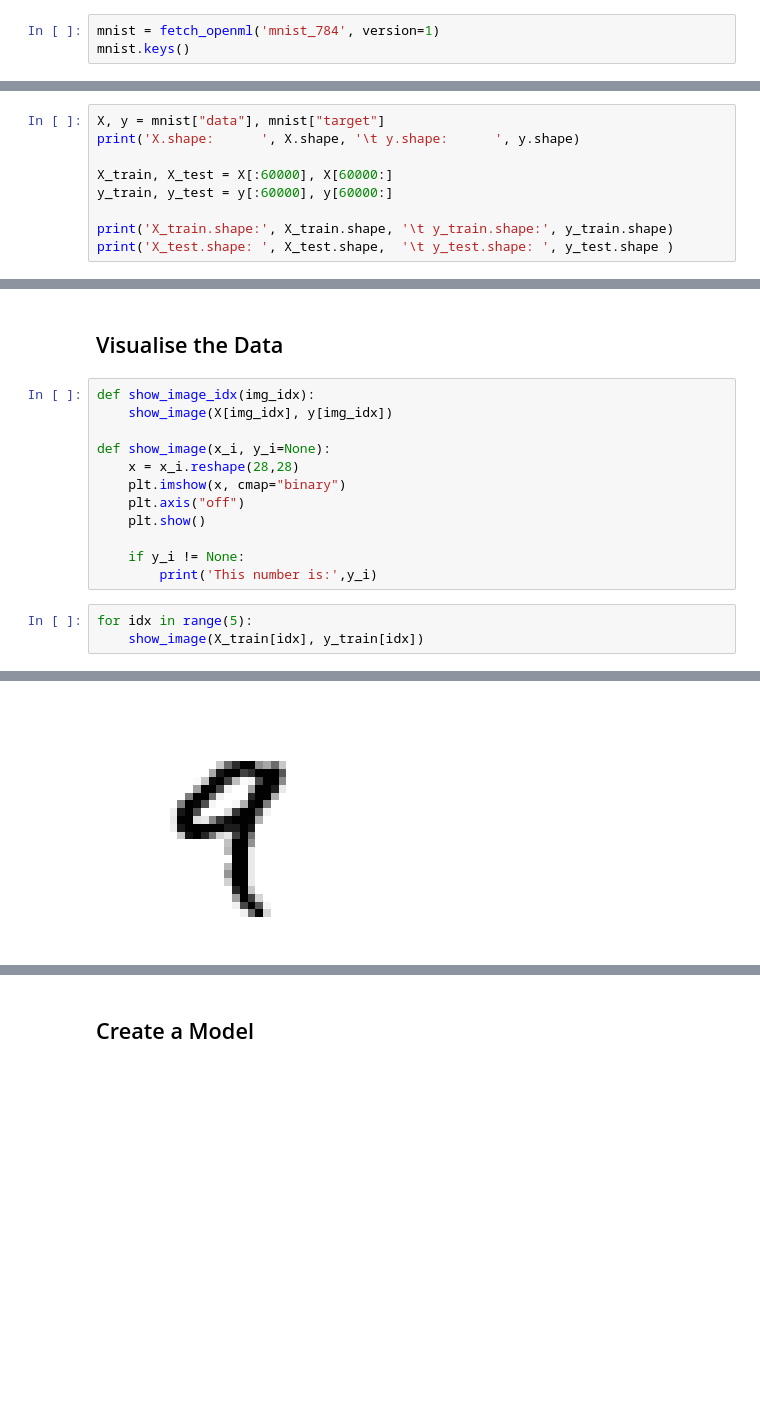
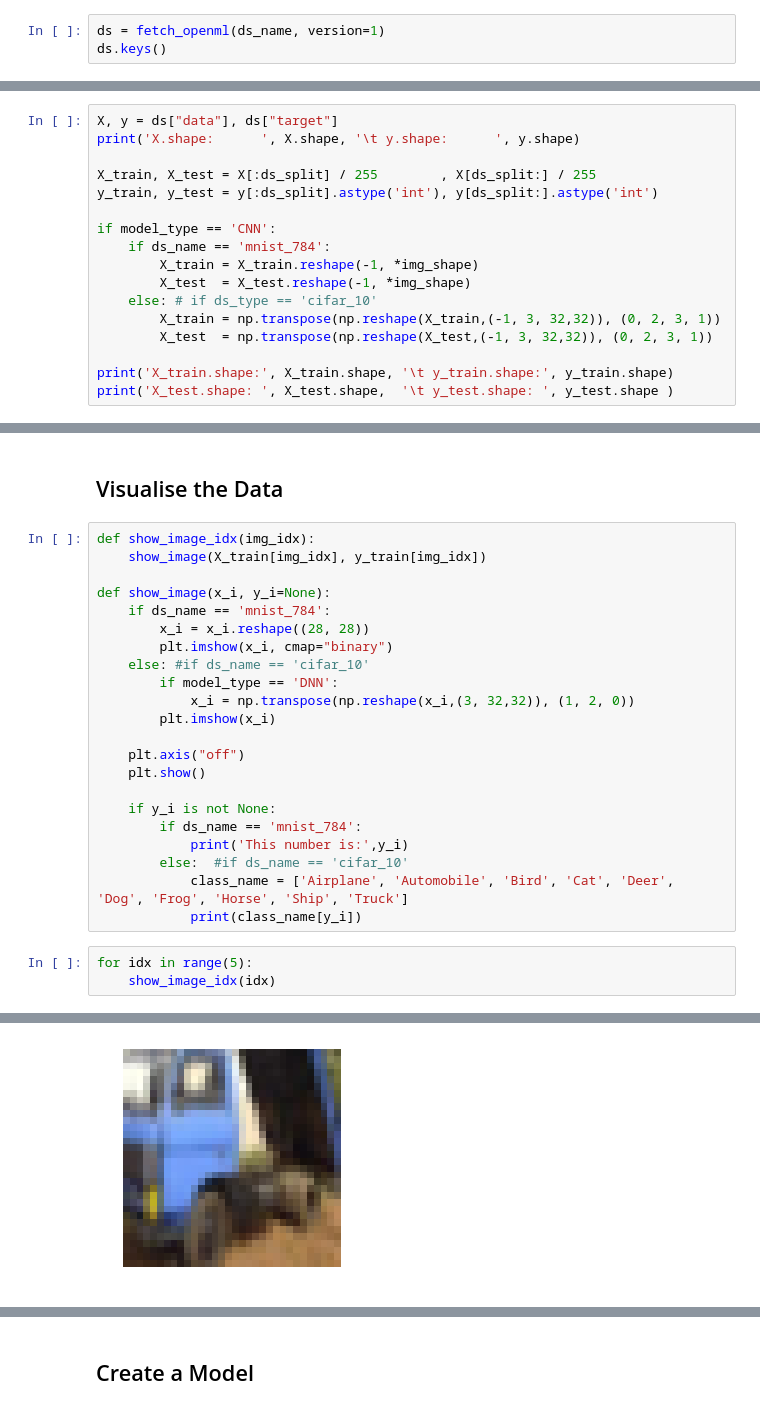
Before and after one commit to PierreNabil/AinShamsFlow, a Jupyter notebook: demo.ipynb, the cells around one changed output, grey strips where cells are left out. Drawn from its saved outputs; the diff is of its cells as text; blank space fills up the shorter version.

Commit message:
added Demo notebook for mnist and cifar-10. added design structure and class diagram images.

```diff
--- a/demo.ipynb
+++ b/demo.ipynb
@@ -9,16 +38,24 @@ from sklearn.datasets import fetch_openml
 # %% [markdown]
 ## Fetch The Data
 # %%
-mnist = fetch_openml('mnist_784', version=1)
-mnist.keys()
+ds = fetch_openml(ds_name, version=1)
+ds.keys()
 # %% [output]
 dict_keys(['data', 'target', 'frame', 'categories', 'feature_names', 'target_names', 'DESCR', 'details', 'url'])
 # %%
-X, y = mnist["data"], mnist["target"]
+X, y = ds["data"], ds["target"]
 print('X.shape:      ', X.shape, '\t y.shape:      ', y.shape)
 
-X_train, X_test = X[:60000], X[60000:]
-y_train, y_test = y[:60000], y[60000:]
+X_train, X_test = X[:ds_split] / 255        , X[ds_split:] / 255
+y_train, y_test = y[:ds_split].astype('int'), y[ds_split:].astype('int')
+
+if model_type == 'CNN':
+    if ds_name == 'mnist_784':
+        X_train = X_train.reshape(-1, *img_shape)
+        X_test  = X_test.reshape(-1, *img_shape)
+    else: # if ds_type == 'cifar_10'
+        X_train = np.transpose(np.reshape(X_train,(-1, 3, 32,32)), (0, 2, 3, 1))
+        X_test  = np.transpose(np.reshape(X_test,(-1, 3, 32,32)), (0, 2, 3, 1))
 
 print('X_train.shape:', X_train.shape, '\t y_train.shape:', y_train.shape)
 print('X_test.shape: ', X_test.shape,  '\t y_test.shape: ', y_test.shape )
@@ -30,17 +67,27 @@ X_test.shape:  (10000, 784)      y_test.shape:  (10000,)
 ## Visualise the Data
 # %%
 def show_image_idx(img_idx):
-    show_image(X[img_idx], y[img_idx])
+    show_image(X_train[img_idx], y_train[img_idx])
 
 def show_image(x_i, y_i=None):
-    x = x_i.reshape(28,28)
-    plt.imshow(x, cmap="binary")
+    if ds_name == 'mnist_784':
+        x_i = x_i.reshape((28, 28))
+        plt.imshow(x_i, cmap="binary")
+    else: #if ds_name == 'cifar_10'
+        if model_type == 'DNN':
+            x_i = np.transpose(np.reshape(x_i,(3, 32,32)), (1, 2, 0))
+        plt.imshow(x_i)
+
     plt.axis("off")
     plt.show()
 
-    if y_i != None:
-        print('This number is:',y_i)
+    if y_i is not None:
+        if ds_name == 'mnist_784':
+            print('This number is:',y_i)
+        else:  #if ds_name == 'cifar_10'
+            class_name = ['Airplane', 'Automobile', 'Bird', 'Cat', 'Deer', 'Dog', 'Frog', 'Horse', 'Ship', 'Truck']
+            print(class_name[y_i])
 # %%
 for idx in range(5):
-    show_image(X_train[idx], y_train[idx])
+    show_image_idx(idx)
 # %% [output]
@@ -55 +102 @@ This number is:  1
-[figure, old version]
+[figure, new version]
```
Also changed, not shown: parts of 15 cells of this notebook, 5 other files.
